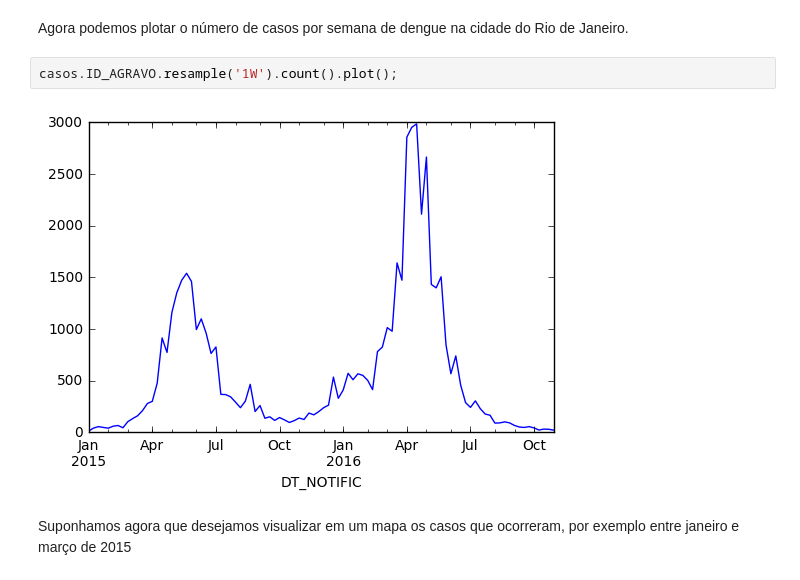
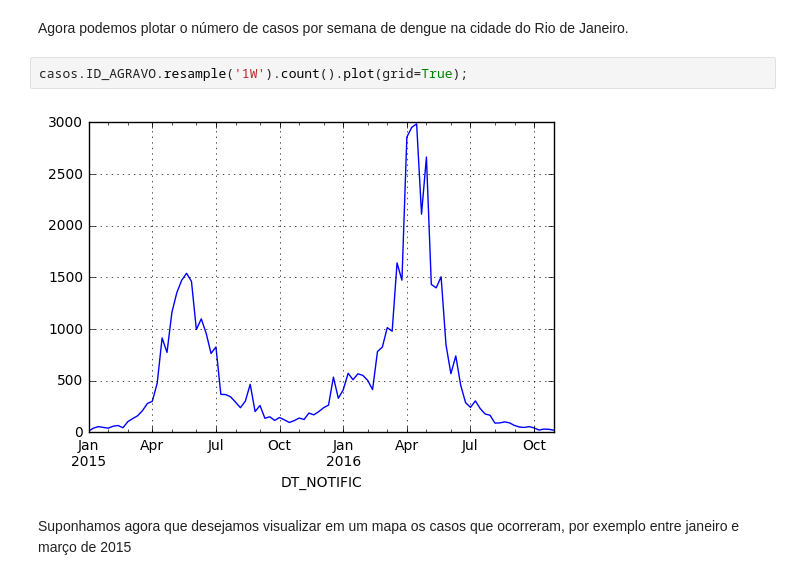
Before and after one commit to AlertaDengue/PySUS, a Jupyter notebook: docs/source/Dengue.ipynb, the cells around one changed output. Saved outputs shown, nothing was run; the diff lists cells and outputs as text.

```diff
--- a/docs/source/Dengue.ipynb
+++ b/docs/source/Dengue.ipynb
@@ -34,9 +34,9 @@ casos = casos.set_index('DT_NOTIFIC')
 # %% [markdown]
 Agora podemos plotar o número de casos por semana de dengue na cidade do Rio de Janeiro.
 # %%
-casos.ID_AGRAVO.resample('1W').count().plot();
+casos.ID_AGRAVO.resample('1W').count().plot(grid=True);
 # %% [output]
-[figure, old version]
+[figure, new version]
 # %% [markdown]
 Suponhamos agora que desejamos visualizar em um mapa os casos que ocorreram, por exemplo entre janeiro e março de 2015
 # %%
```
Also changed, not shown: parts of 2 cells of this notebook, 1 other file.
